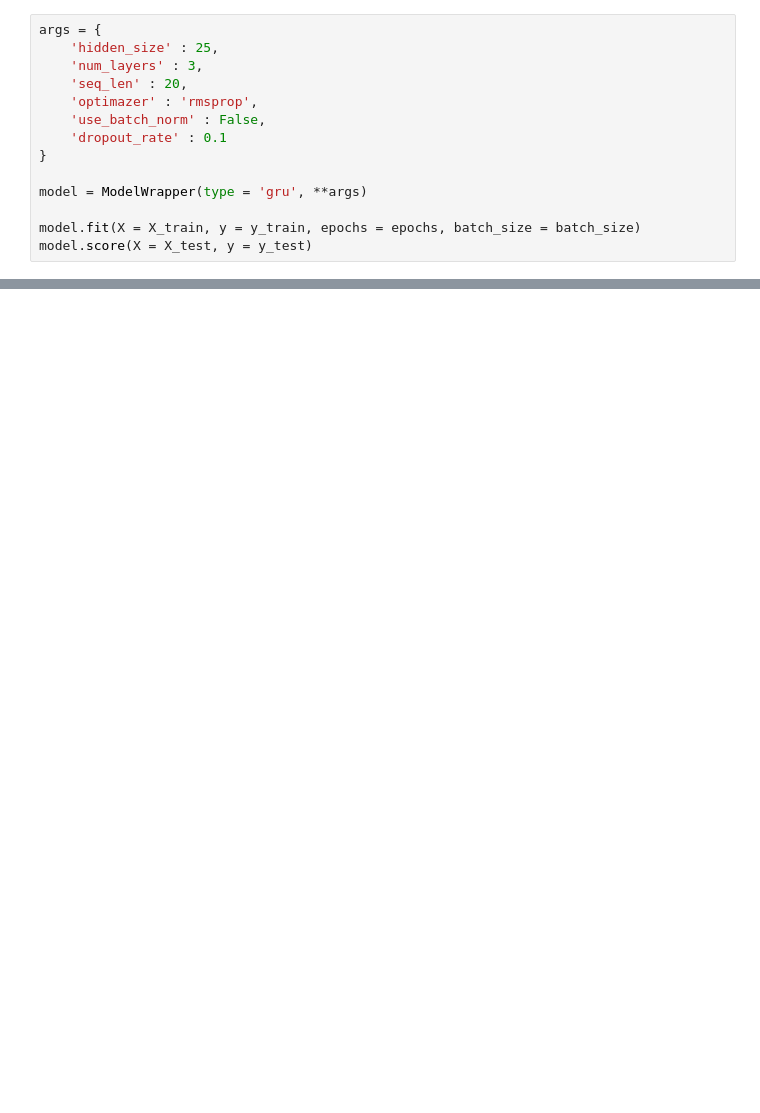
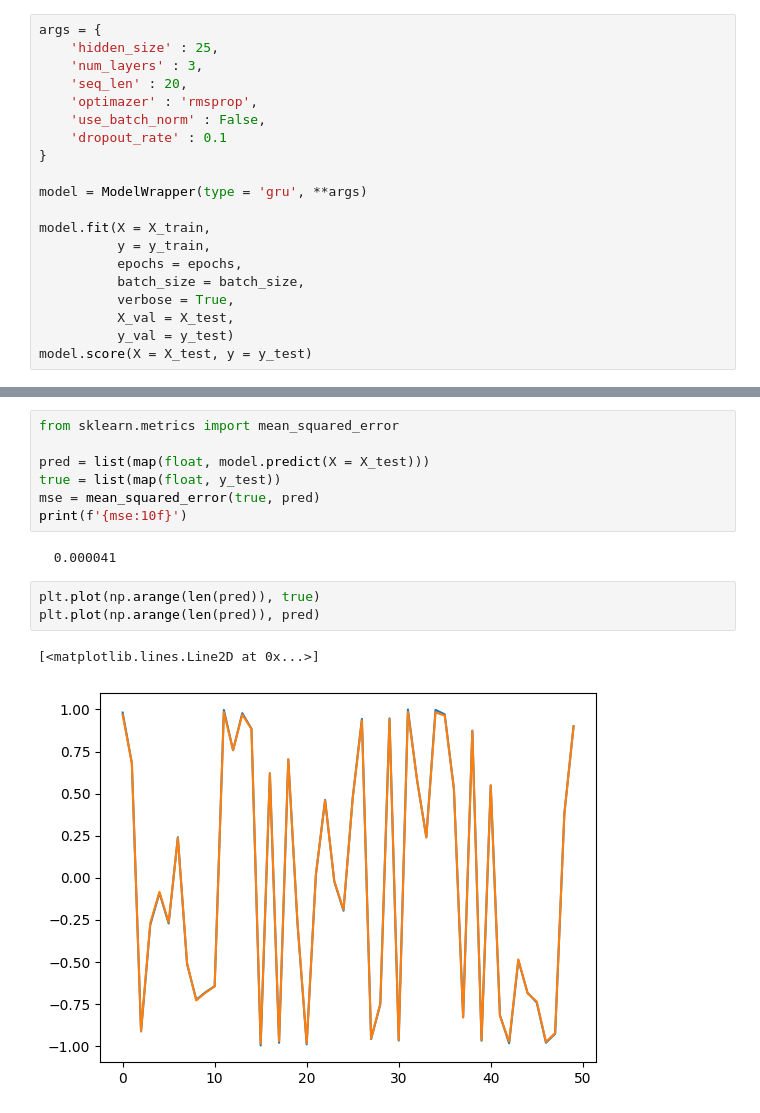
Before and after one commit to InnerShadow/UDSpredictor, a Jupyter notebook: src/demo.ipynb, the cells around one changed output, grey strips where cells are left out. Cells and saved outputs as stored; diff of their text form; blank space fills up the shorter version.

```diff
--- a/src/demo.ipynb
+++ b/src/demo.ipynb
@@ -60,6 +94,12 @@ args = {
 
 model = ModelWrapper(type = 'gru', **args)
 
-model.fit(X = X_train, y = y_train, epochs = epochs, batch_size = batch_size)
+model.fit(X = X_train,
+          y = y_train,
+          epochs = epochs,
+          batch_size = batch_size,
+          verbose = True,
+          X_val = X_test,
+          y_val = y_test)
 model.score(X = X_test, y = y_test)
 # %% [output]
@@ -66,0 +124,15 @@ model.score(X = X_test, y = y_test)
+# %%
+from sklearn.metrics import mean_squared_error
+
+pred = list(map(float, model.predict(X = X_test)))
+true = list(map(float, y_test))
+mse = mean_squared_error(true, pred)
+print(f'{mse:10f}')
+# %% [output]
+  0.000041
+# %%
+plt.plot(np.arange(len(pred)), true)
+plt.plot(np.arange(len(pred)), pred)
+# %% [output]
+[<matplotlib.lines.Line2D at 0x...>]
+[figure, added]
```
Also changed, not shown: parts of 4 cells of this notebook, 1 other file.
